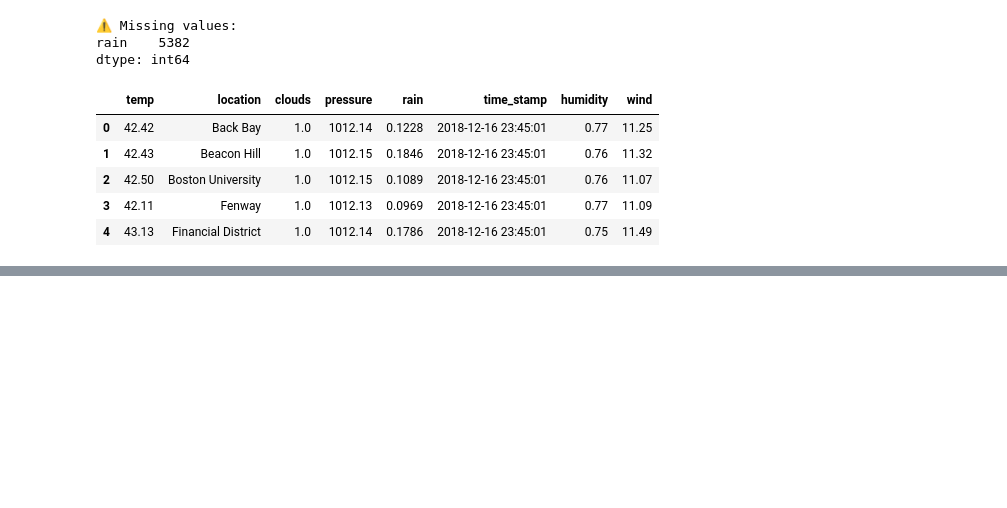
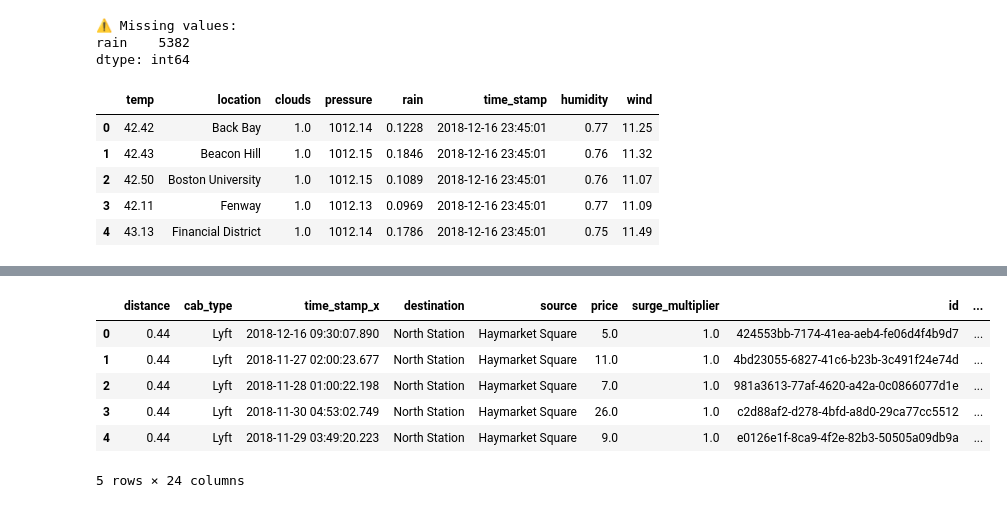
Before and after one commit to Prospis/My-way-to-DA-DS, a Jupyter notebook: Week_3_Project/uber_lyft_analysis.ipynb, the cells around one changed output, grey strips where cells are left out. Cells and saved outputs as stored; diff of their text form; code cells hidden in the pictures; blank space fills up the shorter version.

```diff
--- a/Week_3_Project/uber_lyft_analysis.ipynb
+++ b/Week_3_Project/uber_lyft_analysis.ipynb
@@ -219,0 +318,10 @@ weather['rain'] = weather['rain'].fillna(weather['rain'].median())
+# %%
+merged.head()
+# %% [output]
+|  | distance | cab_type | time_stamp_x | destination | source | price | surge_multiplier | id | ... |
+| 0 | 0.44 | Lyft | 2018-12-16 09:30:07.890 | North Station | Haymarket Square | 5.0 | 1.0 | 424553bb-7174-41ea-aeb4-fe06d4f4b9d7 | ... |
+| 1 | 0.44 | Lyft | 2018-11-27 02:00:23.677 | North Station | Haymarket Square | 11.0 | 1.0 | 4bd23055-6827-41c6-b23b-3c491f24e74d | ... |
+| 2 | 0.44 | Lyft | 2018-11-28 01:00:22.198 | North Station | Haymarket Square | 7.0 | 1.0 | 981a3613-77af-4620-a42a-0c0866077d1e | ... |
+| 3 | 0.44 | Lyft | 2018-11-30 04:53:02.749 | North Station | Haymarket Square | 26.0 | 1.0 | c2d88af2-d278-4bfd-a8d0-29ca77cc5512 | ... |
+| 4 | 0.44 | Lyft | 2018-11-29 03:49:20.223 | North Station | Haymarket Square | 9.0 | 1.0 | e0126e1f-8ca9-4f2e-82b3-50505a09db9a | ... |
+5 rows × 24 columns
```
Also changed, not shown: parts of 14 cells of this notebook, 2 other files.
